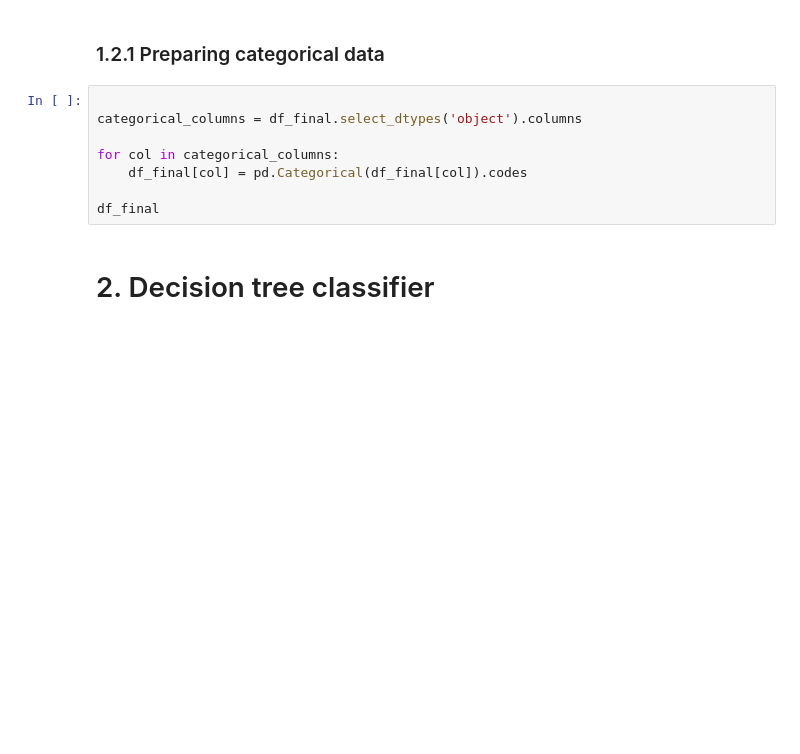
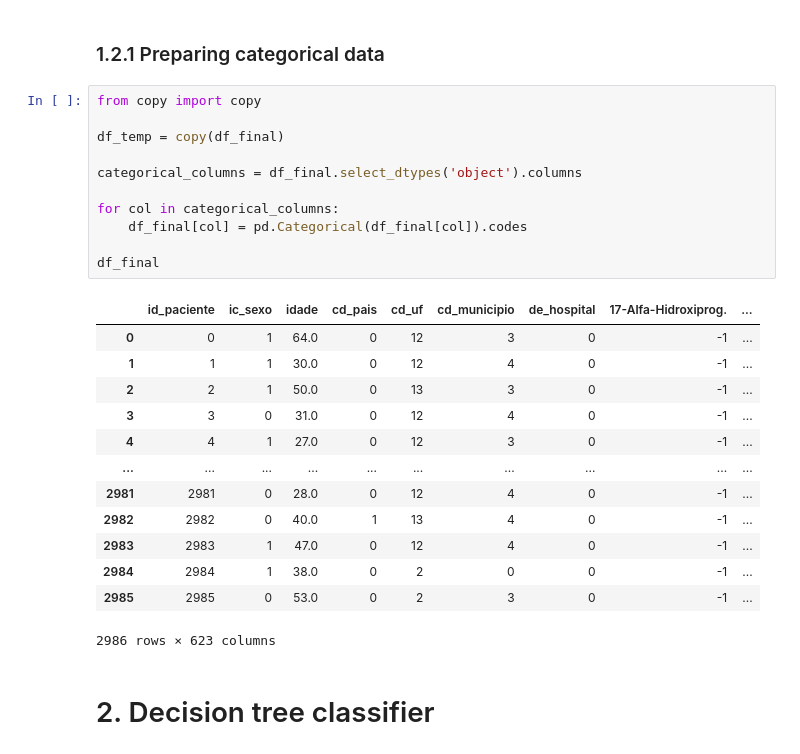
Before and after one commit to CaioFerreiraB/decision_tree_covid, a Jupyter notebook: tree.ipynb, the cells around one changed output. Saved outputs shown, nothing was run; the diff lists cells and outputs as text; blank space fills up the shorter version.

```diff
--- a/tree.ipynb
+++ b/tree.ipynb
@@ -68,12 +68,29 @@ df_final.columns = [hdr.replace("'", "") \
 # %% [markdown]
 ### 1.2.1 Preparing categorical data
 # %%
+from copy import copy
+
+df_temp = copy(df_final)
 
 categorical_columns = df_final.select_dtypes('object').columns
 
 for col in categorical_columns:
     df_final[col] = pd.Categorical(df_final[col]).codes
 
 df_final
+# %% [output]
+|  | id_paciente | ic_sexo | idade | cd_pais | cd_uf | cd_municipio | de_hospital | 17-Alfa-Hidroxiprog. | ... |
+| 0 | 0 | 1 | 64.0 | 0 | 12 | 3 | 0 | -1 | ... |
+| 1 | 1 | 1 | 30.0 | 0 | 12 | 4 | 0 | -1 | ... |
+| 2 | 2 | 1 | 50.0 | 0 | 13 | 3 | 0 | -1 | ... |
+| 3 | 3 | 0 | 31.0 | 0 | 12 | 4 | 0 | -1 | ... |
+| 4 | 4 | 1 | 27.0 | 0 | 12 | 3 | 0 | -1 | ... |
+| ... | ... | ... | ... | ... | ... | ... | ... | ... | ... |
+| 2981 | 2981 | 0 | 28.0 | 0 | 12 | 4 | 0 | -1 | ... |
+| 2982 | 2982 | 0 | 40.0 | 1 | 13 | 4 | 0 | -1 | ... |
+| 2983 | 2983 | 1 | 47.0 | 0 | 12 | 4 | 0 | -1 | ... |
+| 2984 | 2984 | 1 | 38.0 | 0 | 2 | 0 | 0 | -1 | ... |
+| 2985 | 2985 | 0 | 53.0 | 0 | 2 | 3 | 0 | -1 | ... |
+2986 rows × 623 columns
 # %% [markdown]
 # 2. Decision tree classifier
```
Also changed, not shown: parts of 8 cells of this notebook.
